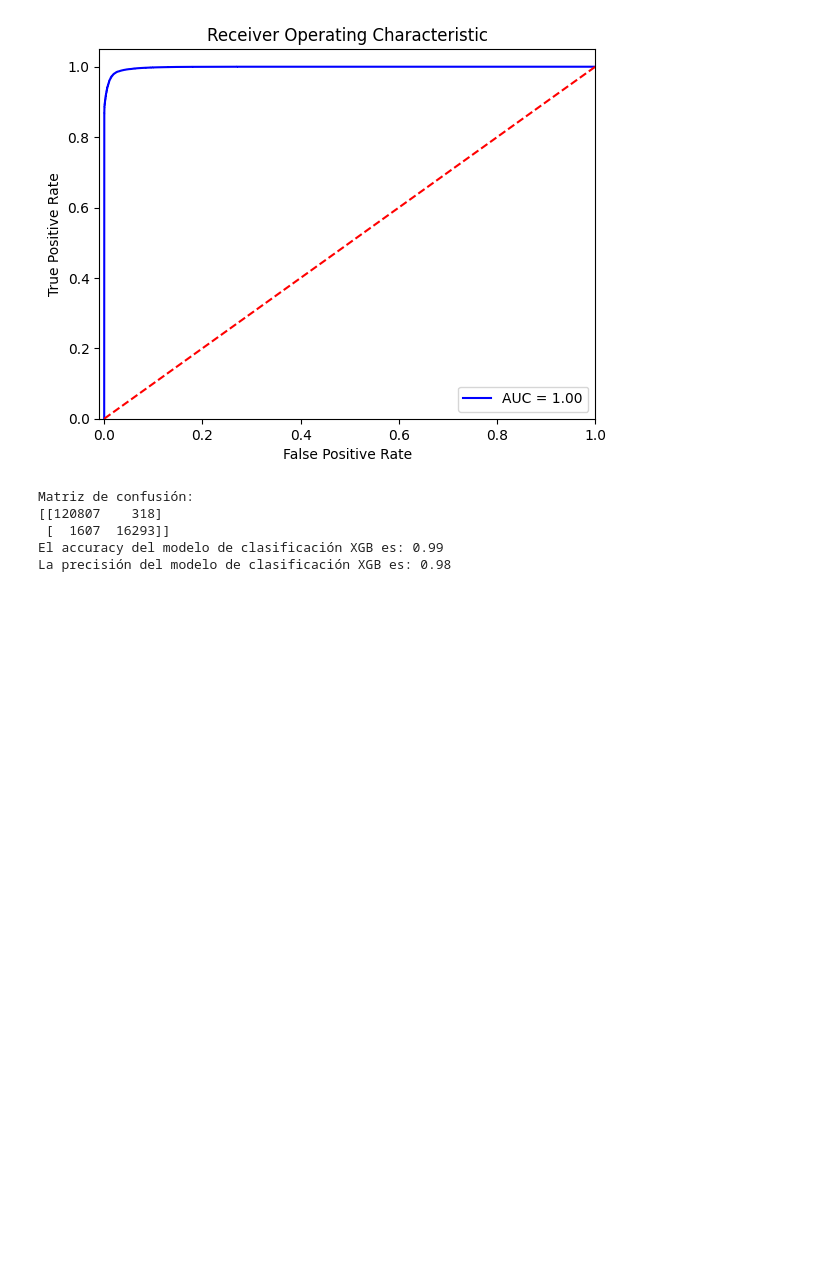
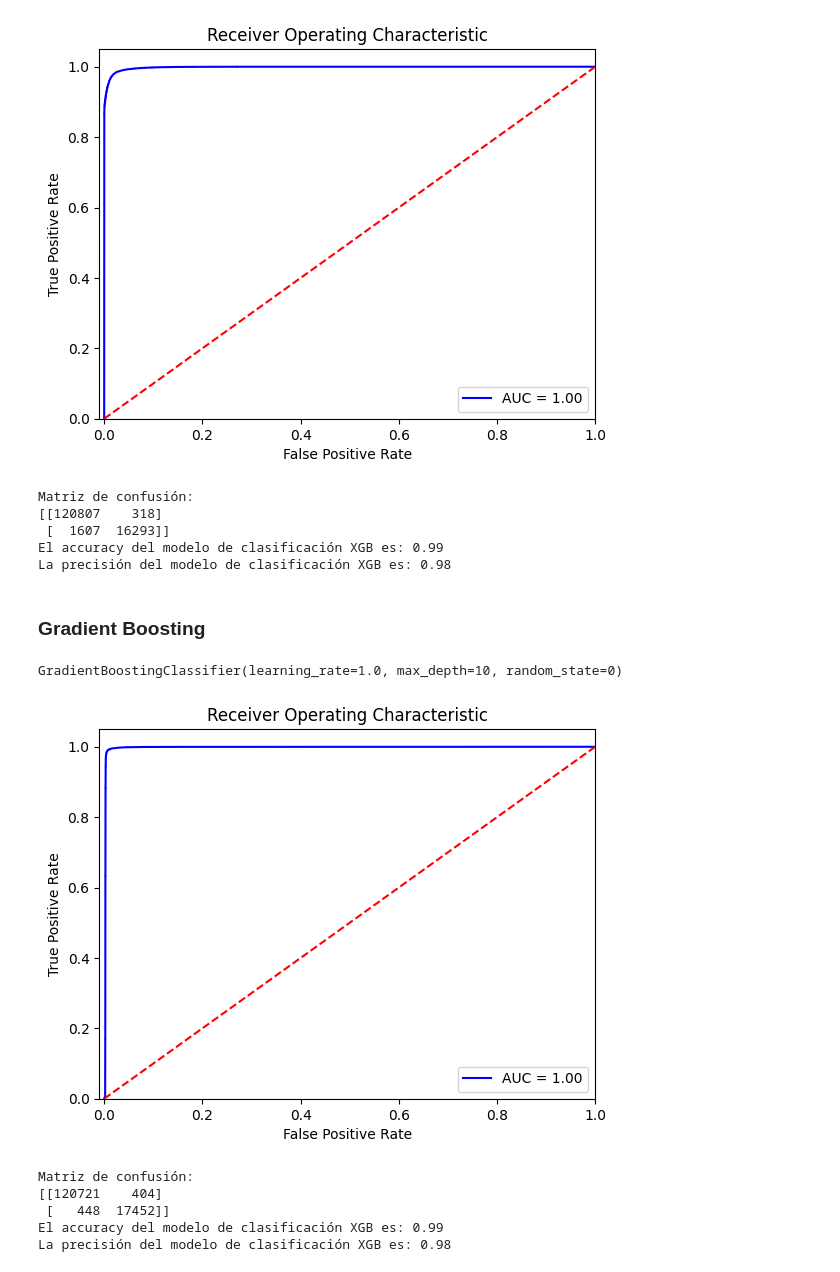
Before and after one commit to grupovajo/ProyectoMIAD, a Jupyter notebook: ModeloSupervisadoClasificacion.ipynb, the cells around one changed output. Saved outputs shown, nothing was run; the diff lists cells and outputs as text; code cells hidden in the pictures; blank space fills up the shorter version.

```diff
--- a/ModeloSupervisadoClasificacion.ipynb
+++ b/ModeloSupervisadoClasificacion.ipynb
@@ -344,3 +344,51 @@ Matriz de confusión:
  [  1607  16293]]
 El accuracy del modelo de clasificación XGB es: 0.99
 La precisión del modelo de clasificación XGB es: 0.98
+# %% [markdown]
+### Gradient Boosting
+# %%
+# Defnición del modelo
+clfGB= GradientBoostingClassifier(learning_rate=1.0,max_depth=10,random_state=0)
+# Entrenamiento del modelo
+clfGB.fit(XTrain, yTrain)
+# %% [output]
+GradientBoostingClassifier(learning_rate=1.0, max_depth=10, random_state=0)
+# %%
+prediccionclfGB=clfGB.predict_proba(XTest)[:,0]
+fpr, tpr, thresholds = metrics.roc_curve(yTest, prediccionclfGB, pos_label=0)
+AUCclfGB=metrics.auc(fpr, tpr)
+plt.title('Receiver Operating Characteristic')
+plt.plot(fpr, tpr, 'b', label = 'AUC = %0.2f' % AUCclfGB)
+plt.legend(loc = 'lower right')
+plt.plot([0, 1], [0, 1],'r--')
+plt.xlim([-0.01, 1])
+plt.ylim([0, 1.05])
+plt.ylabel('True Positive Rate')
+plt.xlabel('False Positive Rate')
+plt.show()
+# %% [output]
+[figure, added]
+# %%
+#A continuación, calculamos el error de clasificación, la matriz de confusión, el accuracy y la precisión.
+
+#Realizamos la predicción con los datos de prueba.
+predclfGB=clfGB.predict(XTest)
+
+
+#Obtenemos la matriz de confusión.
+print("Matriz de confusión:")
+print(confusion_matrix(y_true=yTest, y_pred=predclfGB))
+
+#Obtenemos el accuracy.
+acclfGB=accuracy_score(y_true=yTest, y_pred=predclfGB)
+print(f"El accuracy del modelo de clasificación XGB es: {round(acclfGB, 2)}")
+
+#Obtenemos la precisión.
+precclfGB=precision_score(y_true=yTest, y_pred=predclfGB)
+print(f"La precisión del modelo de clasificación XGB es: {round(precclfGB, 2)}")
+# %% [output]
+Matriz de confusión:
+[[120721    404]
+ [   448  17452]]
+El accuracy del modelo de clasificación XGB es: 0.99
+La precisión del modelo de clasificación XGB es: 0.98
```
